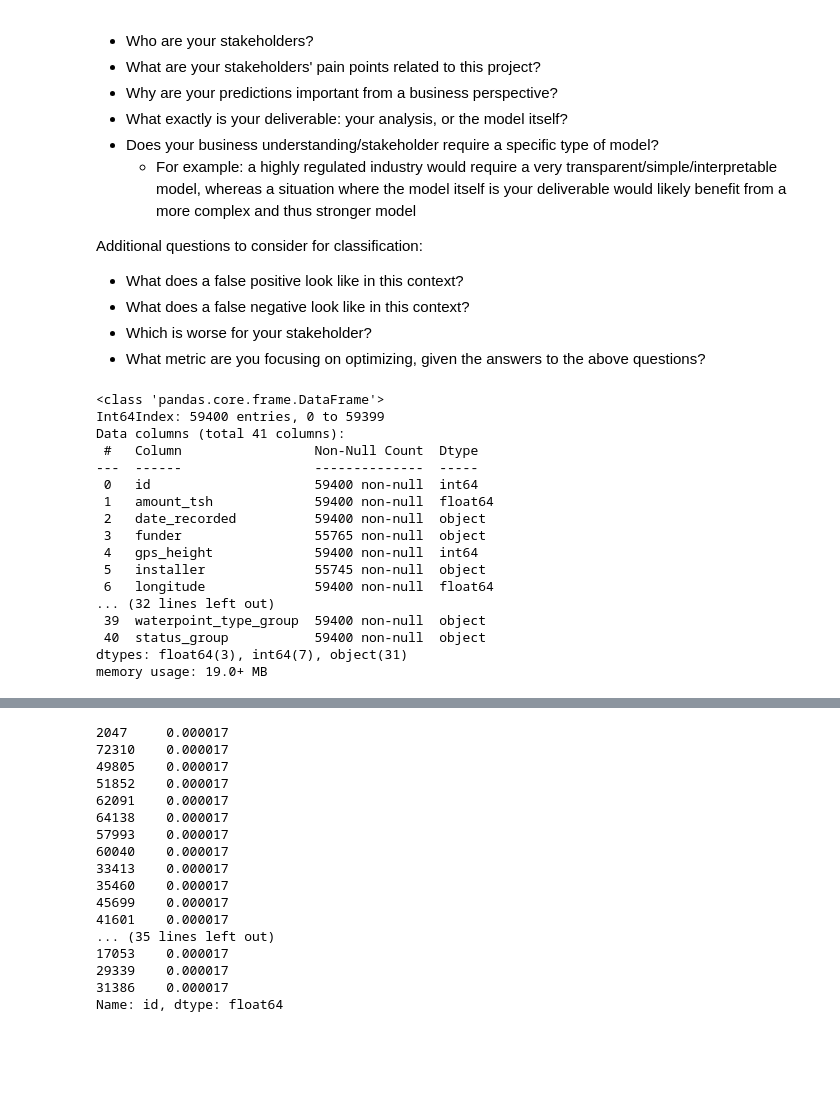
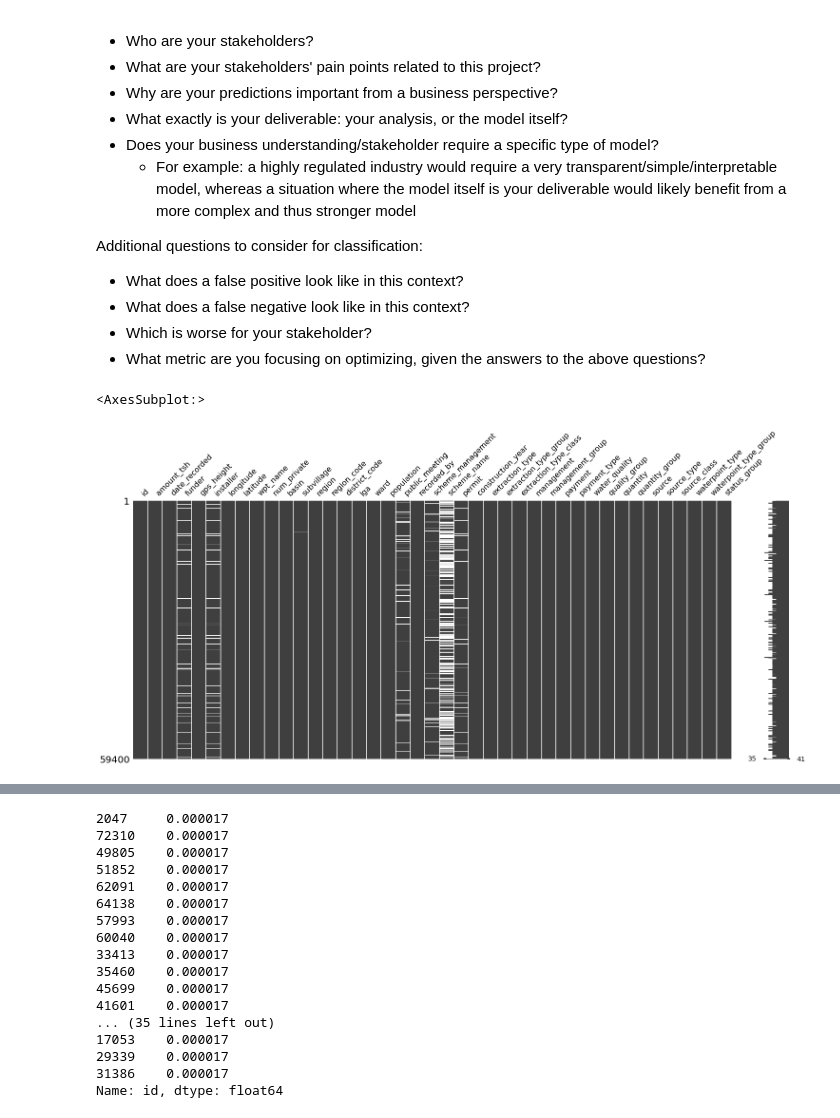
Before and after one commit to NicholasIndorf/TanzanianWaterWells, a Jupyter notebook: notebooks/Alex/Project3TemplateAlex.ipynb, the cells around one changed output, grey strips where cells are left out. Saved outputs shown, nothing was run; the diff lists cells and outputs as text; code cells hidden in the pictures; blank space fills up the shorter version.

```diff
--- a/notebooks/Alex/Project3TemplateAlex.ipynb
+++ b/notebooks/Alex/Project3TemplateAlex.ipynb
@@ -34,26 +35,11 @@ df = pd.read_csv('../../data/data.csv')
 y = pd.read_csv('../../data/status.csv')
 # %%
 df = df.merge(y,left_on ='id', right_on='id')
-# %%
-df.info()
-# %% [output]
-<class 'pandas.core.frame.DataFrame'>
-Int64Index: 59400 entries, 0 to 59399
-Data columns (total 41 columns):
- #   Column                 Non-Null Count  Dtype
----  ------                 --------------  -----
- 0   id                     59400 non-null  int64
- 1   amount_tsh             59400 non-null  float64
- 2   date_recorded          59400 non-null  object
- 3   funder                 55765 non-null  object
- 4   gps_height             59400 non-null  int64
- 5   installer              55745 non-null  object
- 6   longitude              59400 non-null  float64
-... (32 lines left out)
- 39  waterpoint_type_group  59400 non-null  object
- 40  status_group           59400 non-null  object
-dtypes: float64(3), int64(7), object(31)
-memory usage: 19.0+ MB
+# %%
+msno.matrix(df)
+# %% [output]
+<AxesSubplot:>
+[figure, added]
 # %%
 df.describe()
 # %% [output]
```
Also changed, not shown: parts of 5 cells of this notebook.
